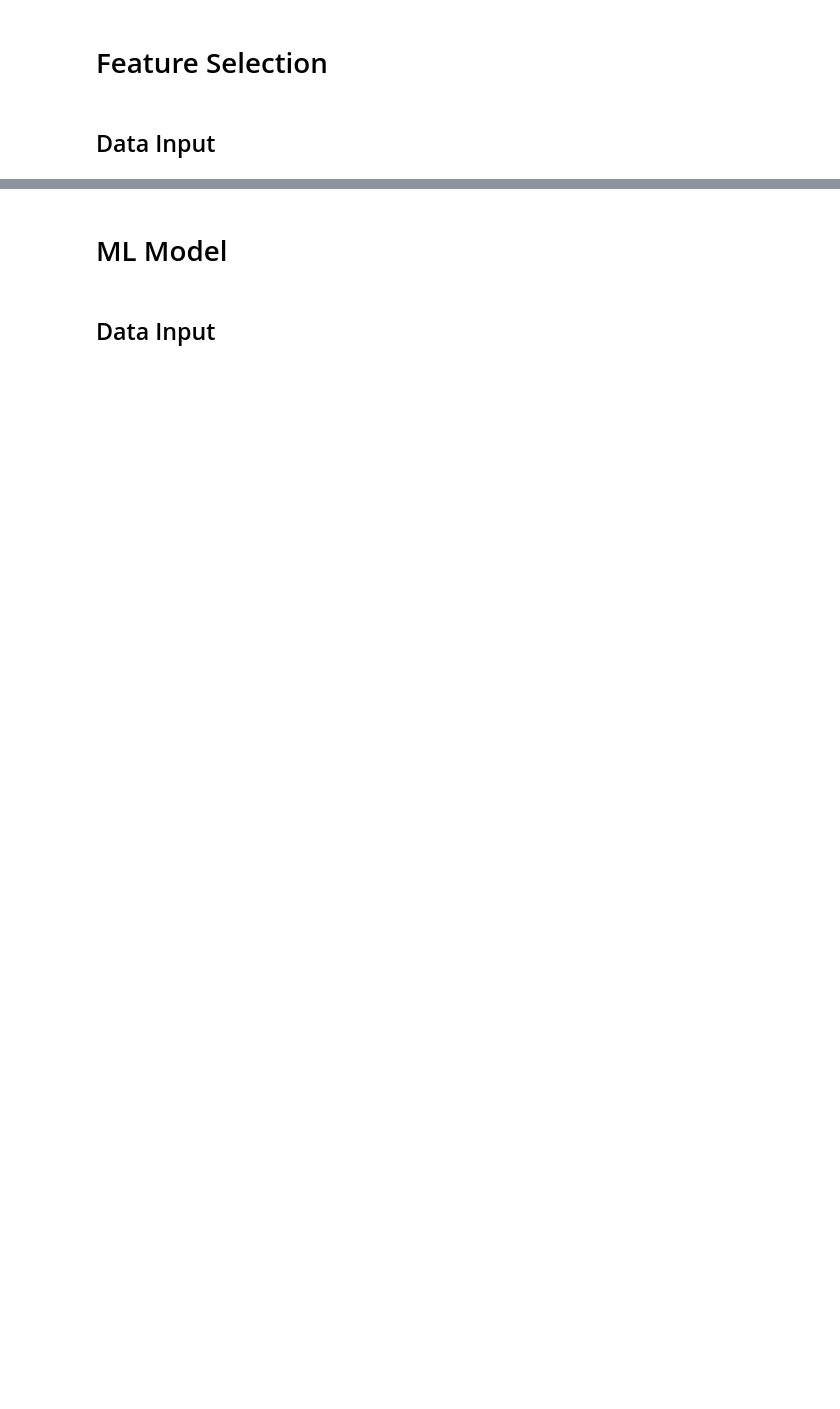
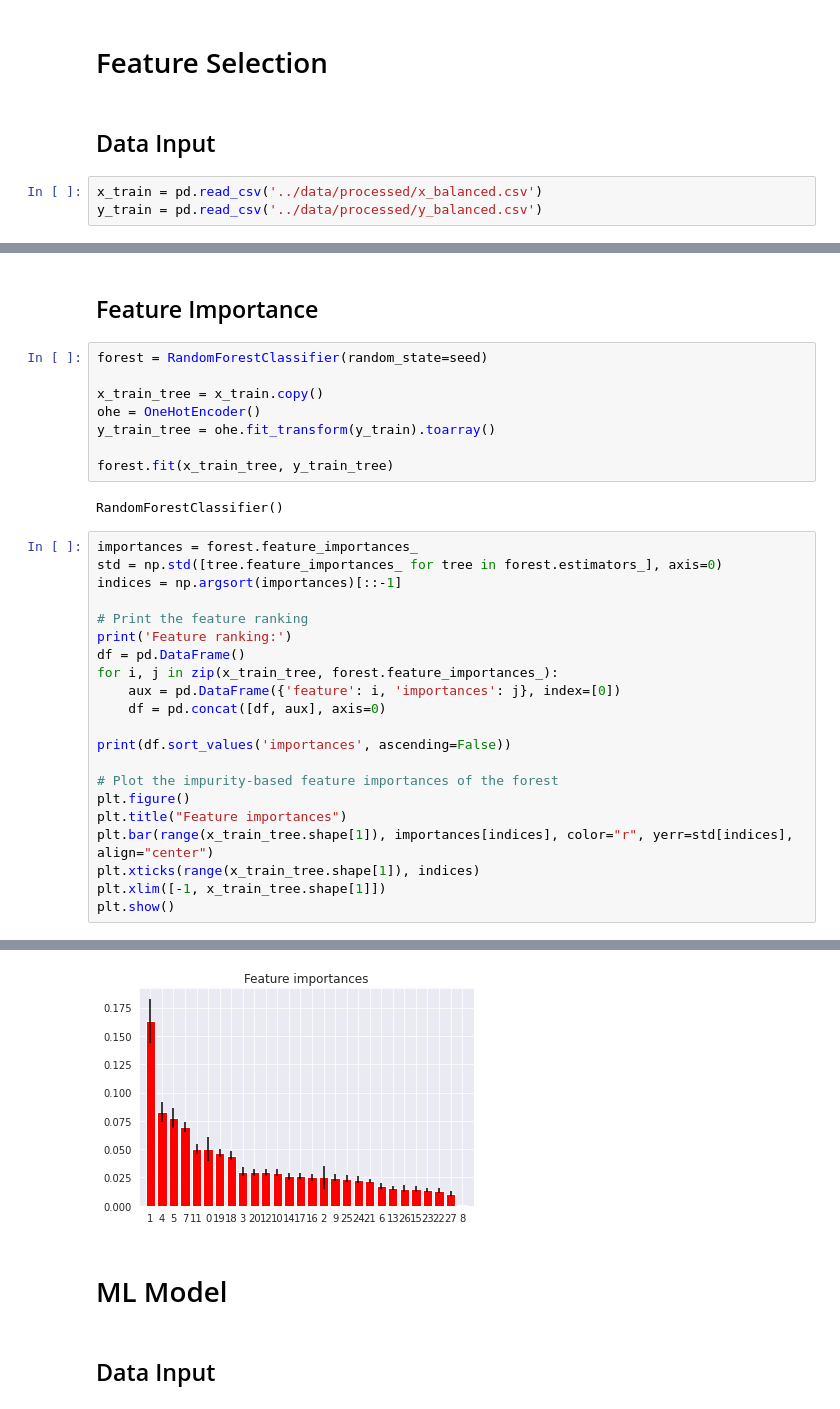
Before and after one commit to MarcosRMG/pa000_airbnb, a Jupyter notebook: notebooks/airbnb.ipynb, the cells around one changed output, grey strips where cells are left out. Saved outputs shown, nothing was run; the diff lists cells and outputs as text; blank space fills up the shorter version.

Commit message:
Feature Importance

```diff
--- a/notebooks/airbnb.ipynb
+++ b/notebooks/airbnb.ipynb
@@ -1127,3 +1119,6 @@ y_smt.to_csv('../data/processed/y_balanced.csv', index=False)
 # Feature Selection
 # %% [markdown]
 ## Data Input
+# %%
+x_train = pd.read_csv('../data/processed/x_balanced.csv')
+y_train = pd.read_csv('../data/processed/y_balanced.csv')
@@ -1129,0 +1159,34 @@ y_smt.to_csv('../data/processed/y_balanced.csv', index=False)
+# %% [markdown]
+## Feature Importance
+# %%
+forest = RandomForestClassifier(random_state=seed)
+
+x_train_tree = x_train.copy()
+ohe = OneHotEncoder()
+y_train_tree = ohe.fit_transform(y_train).toarray()
+
+forest.fit(x_train_tree, y_train_tree)
+# %% [output]
+RandomForestClassifier()
+# %%
+importances = forest.feature_importances_
+std = np.std([tree.feature_importances_ for tree in forest.estimators_], axis=0)
+indices = np.argsort(importances)[::-1]
+
+# Print the feature ranking
+print('Feature ranking:')
+df = pd.DataFrame()
+for i, j in zip(x_train_tree, forest.feature_importances_):
+    aux = pd.DataFrame({'feature': i, 'importances': j}, index=[0])
+    df = pd.concat([df, aux], axis=0)
+
+print(df.sort_values('importances', ascending=False))
+
+# Plot the impurity-based feature importances of the forest
+plt.figure()
+plt.title("Feature importances")
+plt.bar(range(x_train_tree.shape[1]), importances[indices], color="r", yerr=std[indices], align="center")
+plt.xticks(range(x_train_tree.shape[1]), indices)
+plt.xlim([-1, x_train_tree.shape[1]])
+plt.show()
+# %% [output]
@@ -1130,3 +1210,4 @@ y_smt.to_csv('../data/processed/y_balanced.csv', index=False)
+[figure, added]
 # %% [markdown]
 # ML Model
 # %% [markdown]
```
Also changed, not shown: parts of 25 cells of this notebook.
